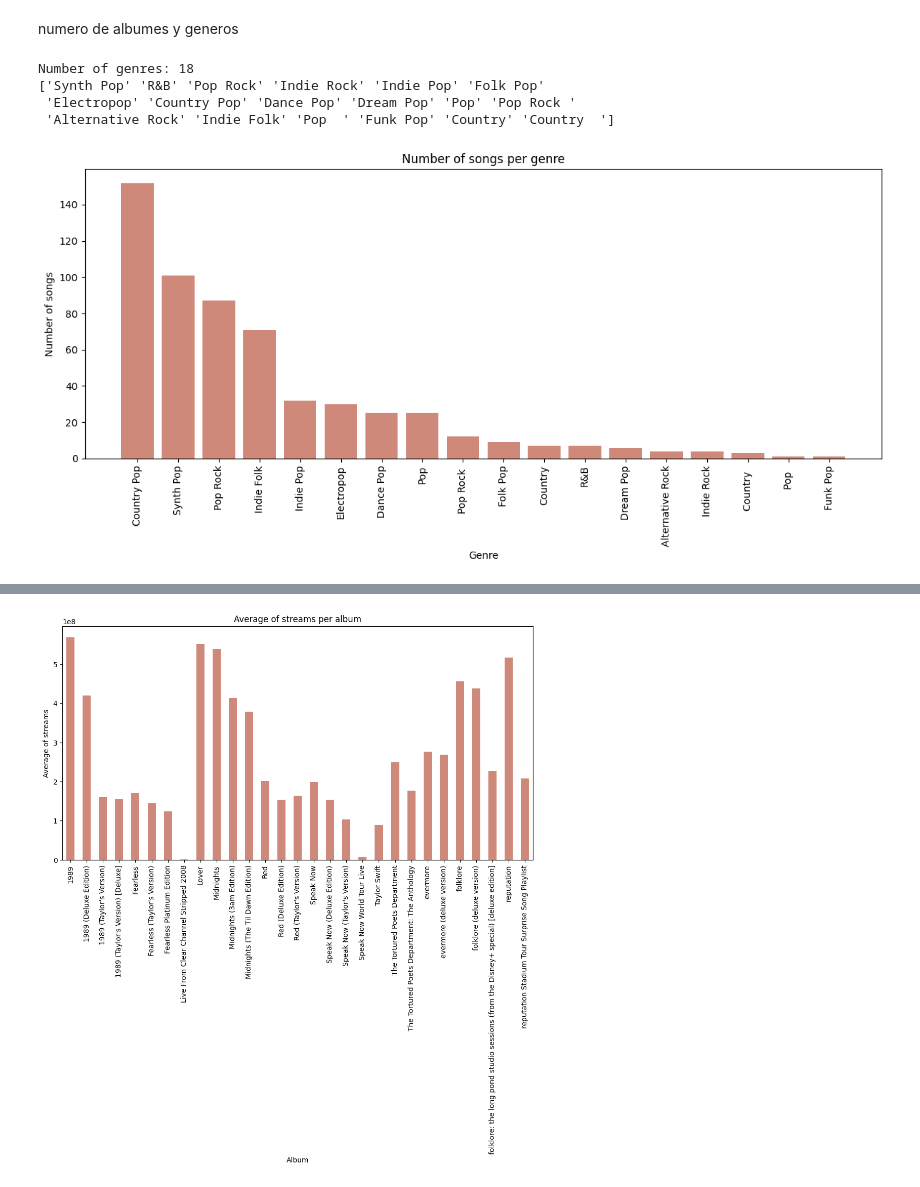
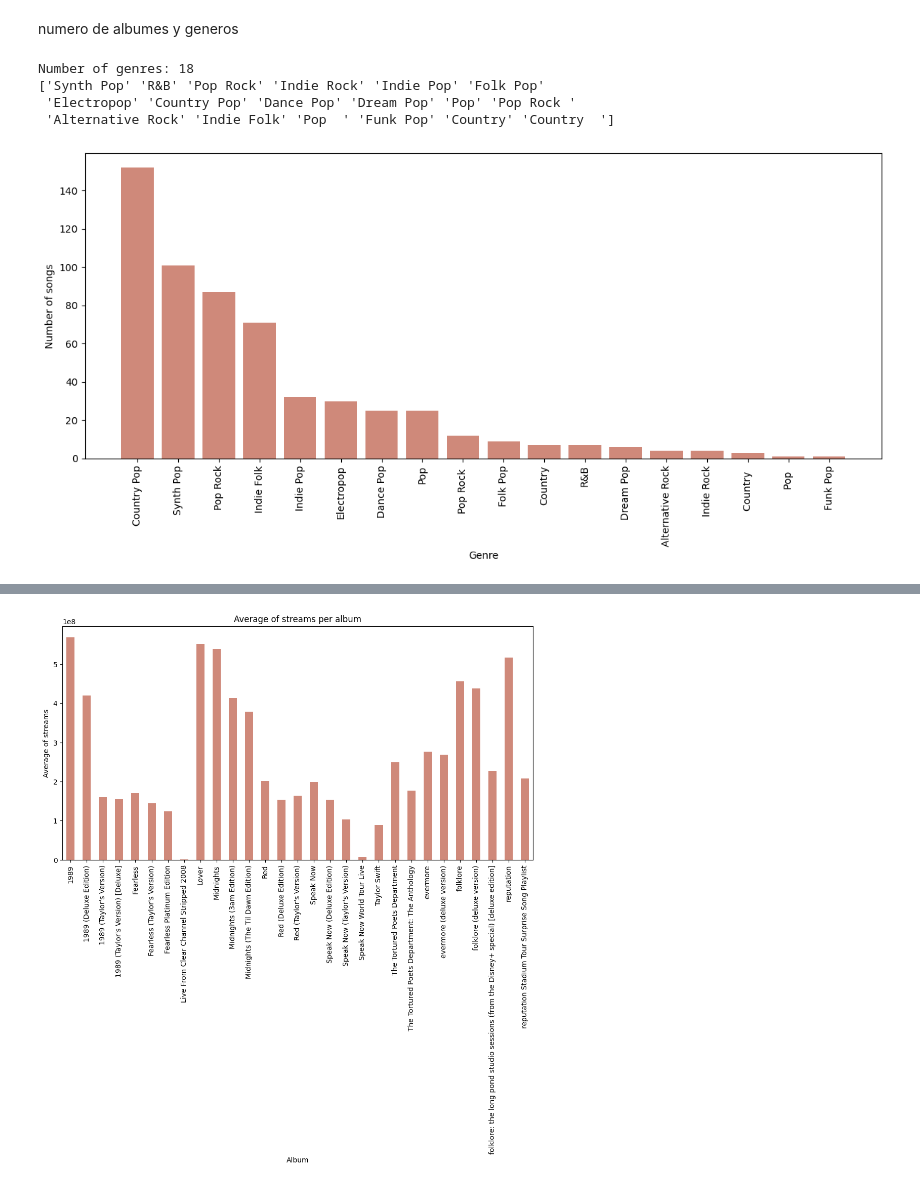
Before and after one commit to raquel-ch/sg_project, a Jupyter notebook: data_analysis.ipynb, the cells around one changed output, grey strips where cells are left out. Cells and saved outputs as stored; diff of their text form; code cells hidden in the pictures.

```diff
--- a/data_analysis.ipynb
+++ b/data_analysis.ipynb
@@ -117,23 +115,23 @@ numero de albumes y generos
 # %%
 # how many genres and list them
 print('Number of genres:', ts_data['track_musical_genre'].nunique())
 print(ts_data['track_musical_genre'].unique())
 
 # number of songs per genre plot
 # ts_data['track_musical_genre'].value_counts().plot(kind='bar')
 plt.figure(figsize=(12, 6))
 plt.bar(ts_data['track_musical_genre'].value_counts().index, ts_data['track_musical_genre'].value_counts().values, color='#cf897a')  # Darker pink color
 plt.xticks(rotation=90)
 plt.xlabel('Genre')
 plt.ylabel('Number of songs')
-plt.title('Number of songs per genre')
+# plt.title('Number of songs per genre')
 plt.tight_layout()  # Adjust layout to prevent cutting off labels
 # plt.savefig('plots/songs_per_genre.png')
 plt.show()
 # %% [output]
 Number of genres: 18
 ['Synth Pop' 'R&B' 'Pop Rock' 'Indie Rock' 'Indie Pop' 'Folk Pop'
  'Electropop' 'Country Pop' 'Dance Pop' 'Dream Pop' 'Pop' 'Pop Rock '
  'Alternative Rock' 'Indie Folk' 'Pop  ' 'Funk Pop' 'Country' 'Country  ']
-[figure, old version]
+[figure, new version]
 # %%
```
Also changed, not shown: parts of 4 cells of this notebook, 1 other file.
